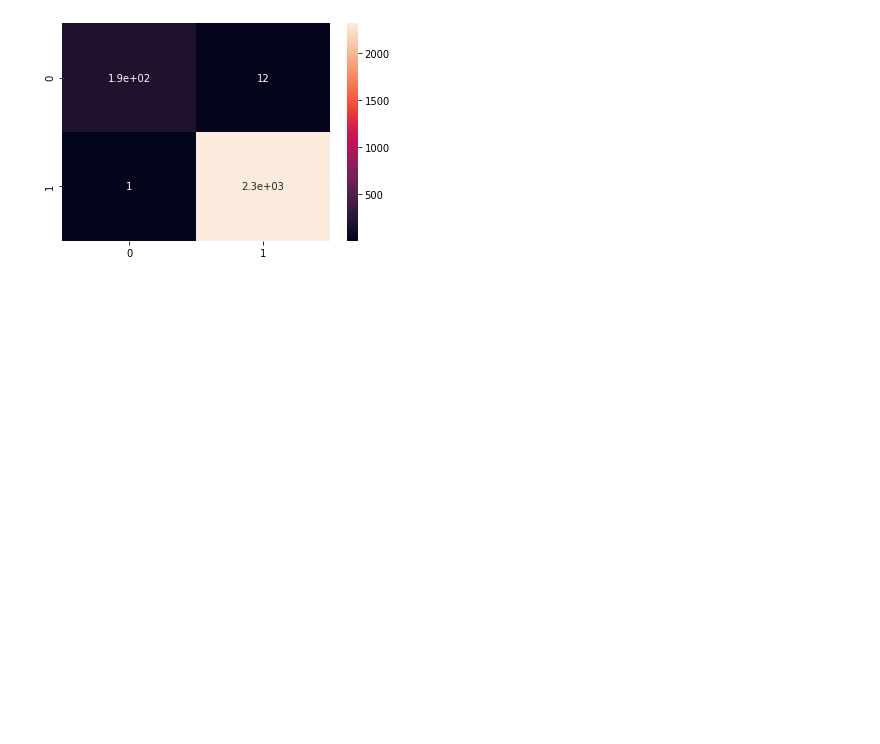
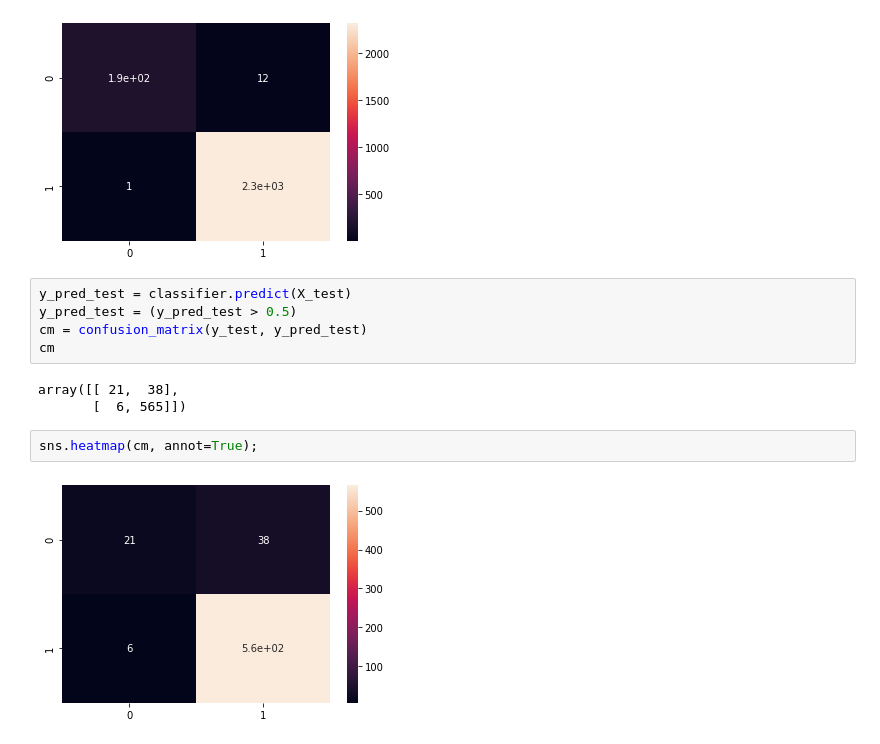
Before and after one commit to RodrigoOBC/Notebooks_RedesNeurais, a Jupyter notebook: RedeNeural_Classificador_Avaliacao.ipynb, the cells around one changed output. Cells and saved outputs as stored; diff of their text form; blank space fills up the shorter version.

```diff
--- a/RedeNeural_Classificador_Avaliacao.ipynb
+++ b/RedeNeural_Classificador_Avaliacao.ipynb
@@ -274,3 +256,15 @@ array([[ 186,   12],
 sns.heatmap(cm, annot=True);
 # %% [output]
 [figure]
+# %%
+y_pred_test = classifier.predict(X_test)
+y_pred_test = (y_pred_test > 0.5)
+cm = confusion_matrix(y_test, y_pred_test)
+cm
+# %% [output]
+array([[ 21,  38],
+       [  6, 565]])
+# %%
+sns.heatmap(cm, annot=True);
+# %% [output]
+[figure, added]
```
Also changed, not shown: parts of 4 cells of this notebook.
